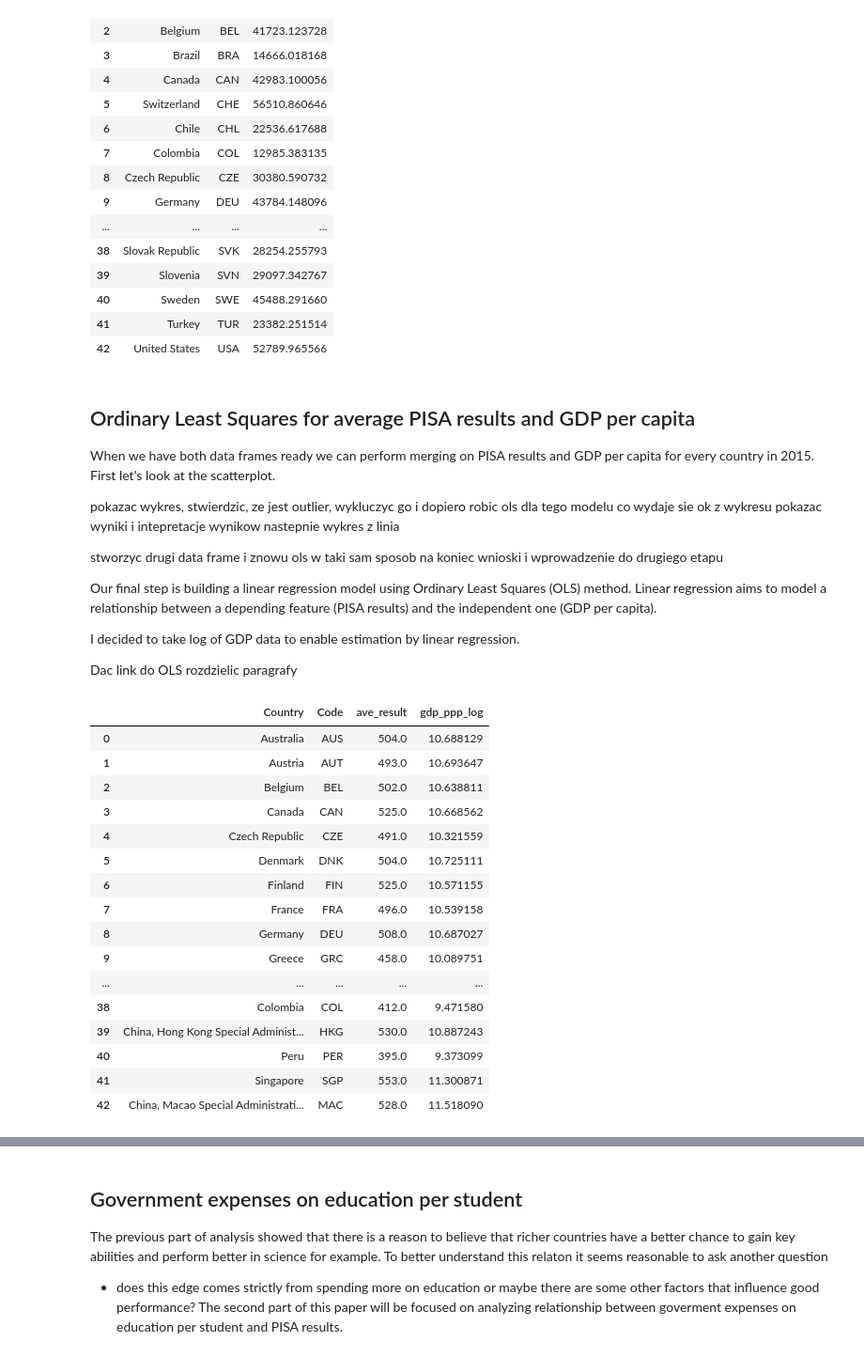
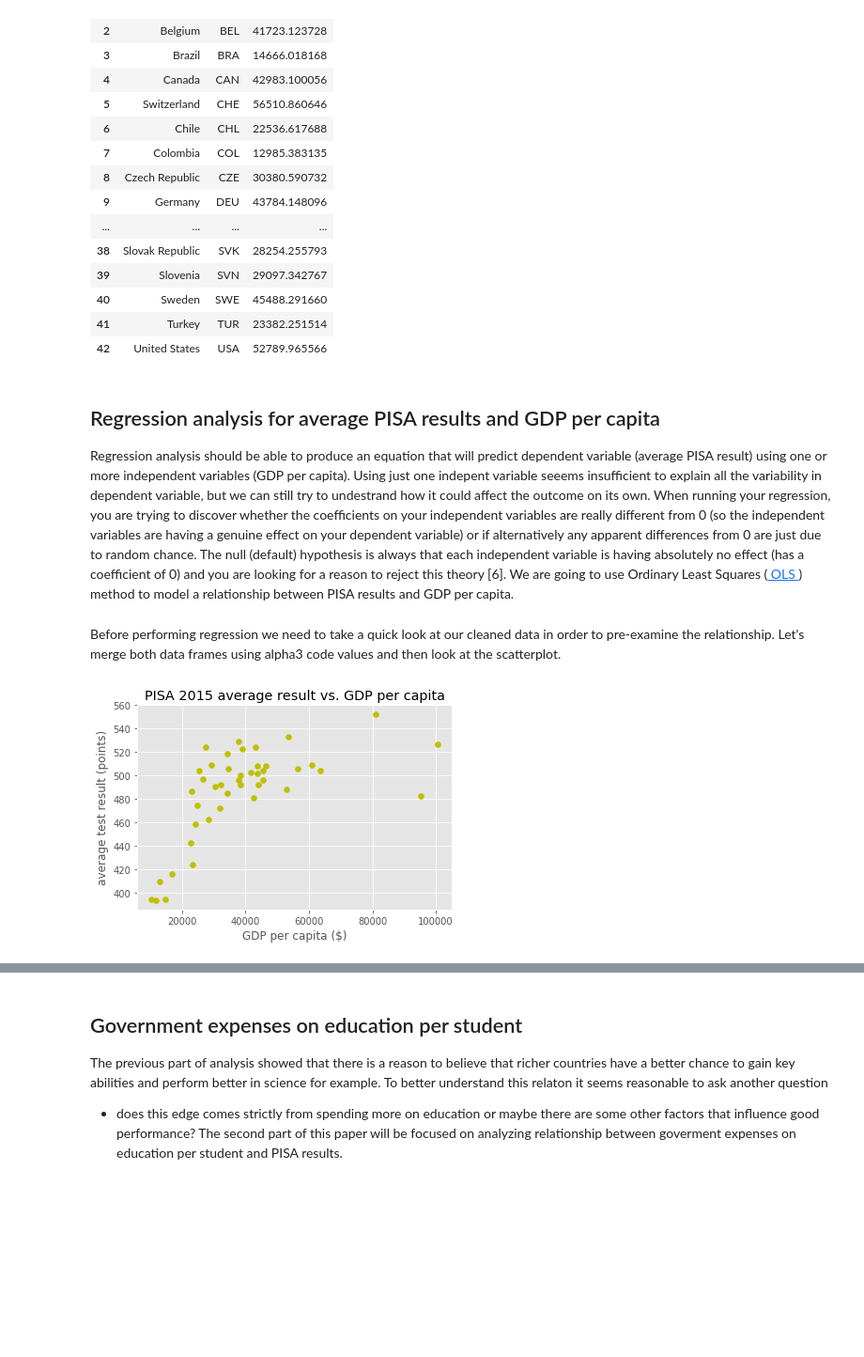
Before and after one commit to mklajnerok/PISA, a Jupyter notebook: notebooks/pisa_project_part1.ipynb, the cells around one changed output, grey strips where cells are left out. Shown: that part at 94% size. Drawn from its saved outputs; the diff is of its cells as text; code cells hidden in the pictures; blank space fills up the shorter version.

Commit message:
updated func names etc. in step 3

```diff
--- a/notebooks/pisa_project_part1.ipynb
+++ b/notebooks/pisa_project_part1.ipynb
@@ -325,25 +326,15 @@ add_country_code(gdp_ppp_2015, name_code_dict)
 | 40 | Sweden | SWE | 45488.291660 |
 | 41 | Turkey | TUR | 23382.251514 |
 | 42 | United States | USA | 52789.965566 |
-# %% [markdown]
-## Ordinary Least Squares for average PISA results and GDP per capita
-When we have both data frames ready we can perform merging on PISA results and GDP per capita for every country in 2015. First let's look at the scatterplot.
-
-pokazac wykres, stwierdzic, ze jest outlier, wykluczyc go i dopiero robic ols dla tego modelu co wydaje sie ok z wykresu
-pokazac wyniki i intepretacje wynikow
-nastepnie wykres z linia
-
-stworzyc drugi data frame i znowu ols w taki sam sposob
-na koniec wnioski i wprowadzenie do drugiego etapu
-
-Our final step is building a linear regression model using Ordinary Least Squares (OLS) method. Linear regression aims to model a relationship between a depending feature (PISA results) and the independent one (GDP per capita).
-
-I decided to take log of GDP data to enable estimation by linear regression.
-
-Dac link do OLS
-rozdzielic paragrafy
+# %% [markdown]
+## Regression analysis for average PISA results and GDP per capita
+
+Regression analysis should be able to produce an equation that will predict dependent variable (average PISA result) using one or more independent variables (GDP per capita). Using just one indepent variable seeems insufficient to explain all the variability in dependent variable, but we can still try to undestrand how it could affect the outcome on its own. When running your regression, you are trying to discover whether the coefficients on your independent variables are really different from 0 (so the independent variables are having a genuine effect on your dependent variable) or if alternatively any apparent differences from 0 are just due to random chance. The null (default) hypothesis is always that each independent variable is having absolutely no effect (has a coefficient of 0) and you are looking for a reason to reject this theory [6].
+We are going to use Ordinary Least Squares (<a href="https://en.wikipedia.org/wiki/Ordinary_least_squares"> OLS </a>) method to model a relationship between PISA results and GDP per capita.
+# %% [markdown]
+Before performing regression we need to take a quick look at our cleaned data in order to pre-examine the relationship. Let's merge both data frames using alpha3 code values and then look at the scatterplot.
 # %%
-def merge_df(df_data1, df_data2):
+def merge_df_onCode(df_data1, df_data2):
     """Merge two data frames on Code column, drop double country column
     :param df_data1: data frame
     :param df_data2: data frame
@@ -353,38 +344,25 @@ def merge_df(df_data1, df_data2):
     return df_joined
 
 #merge data
-pisa_ave_gdp_ppp = merge_df(all_pisa_2015_ave, gdp_ppp_2015)
+pisa_ave_gdp_ppp = merge_df_onCode(all_pisa_2015_ave, gdp_ppp_2015)
 
 #rename column label
-rename_col(pisa_ave_gdp_ppp, {'Country_x': 'Country'})
-
-def take_log(df_data, columns):
-    """Takes values from columns labels and transform them to log
-    :param df_data: data frame
-    :param columns: list of str"""
-    log_data = df_data.copy()
-    for i in columns:
-        log_data[i] = np.log(log_data[i])
-    return log_data
-
-#take log from GDP values
-pisa_ave_gdp_ppp_log = take_log(pisa_ave_gdp_ppp, ['gdp_ppp'])
-rename_col(pisa_ave_gdp_ppp_log, {'gdp_ppp': 'gdp_ppp_log'})
+rename_columns(pisa_ave_gdp_ppp, {'Country_x': 'Country'})
-# %% [output]
-|  | Country | Code | ave_result | gdp_ppp_log |
-| 0 | Australia | AUS | 504.0 | 10.688129 |
-| 1 | Austria | AUT | 493.0 | 10.693647 |
-| 2 | Belgium | BEL | 502.0 | 10.638811 |
-| 3 | Canada | CAN | 525.0 | 10.668562 |
-| 4 | Czech Republic | CZE | 491.0 | 10.321559 |
-| 5 | Denmark | DNK | 504.0 | 10.725111 |
-| 6 | Finland | FIN | 525.0 | 10.571155 |
-| 7 | France | FRA | 496.0 | 10.539158 |
-| 8 | Germany | DEU | 508.0 | 10.687027 |
-| 9 | Greece | GRC | 458.0 | 10.089751 |
-| ... | ... | ... | ... | ... |
-| 38 | Colombia | COL | 412.0 | 9.471580 |
-| 39 | China, Hong Kong Special Administ... | HKG | 530.0 | 10.887243 |
-| 40 | Peru | PER | 395.0 | 9.373099 |
-| 41 | Singapore | SGP | 553.0 | 11.300871 |
-| 42 | China, Macao Special Administrati... | MAC | 528.0 | 11.518090 |
+# %%
+def show_scatterplot(df_data, variables, color, title, xlabel, ylabel):
+    """Take df_data and plot for chosen columns in variables list
+    :param df_data: data frame
+    :param variables: list of strings
+    :param color: string"""
+    plt.scatter(x=df_data[variables[0]], y=df_data[variables[1]], color=color)
+    plt.title(title)
+    plt.xlabel(xlabel)
+    plt.ylabel(ylabel)
+    plt.show()
+
+matplotlib.style.use('ggplot')
+plot_ave_gdp_ppp = show_scatterplot(pisa_ave_gdp_ppp, ['gdp_ppp', 'ave_result'], 'y',
+                                    'PISA 2015 average result vs. GDP per capita', 'GDP per capita ($)',
+                                    'average test result (points)')
+# %% [output]
+[figure, added]
```
Also changed, not shown: parts of 15 cells of this notebook, 9 other files.
